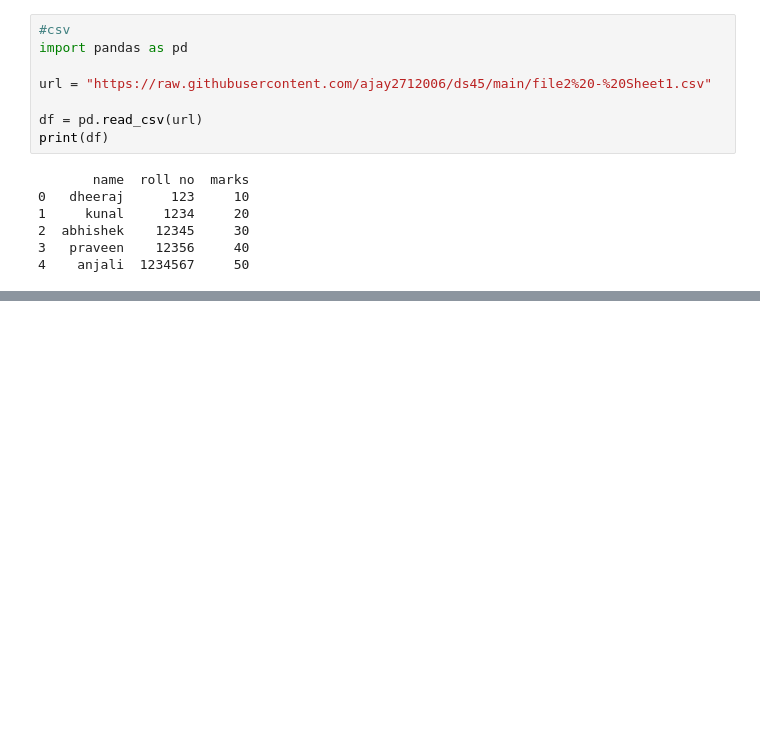
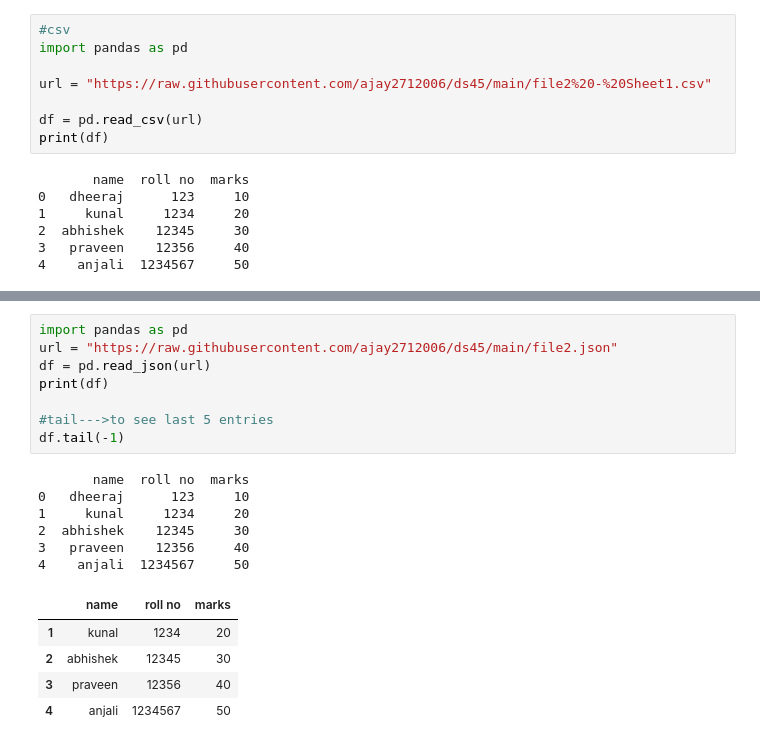
Before and after one commit to ajay2712006/ds45, a Jupyter notebook: day11.ipynb, the cells around one changed output, grey strips where cells are left out. Cells and saved outputs as stored; diff of their text form; blank space fills up the shorter version.

```diff
--- a/day11.ipynb
+++ b/day11.ipynb
@@ -245,0 +264,20 @@ print(df)
+# %%
+import pandas as pd
+url = "https://raw.githubusercontent.com/ajay2712006/ds45/main/file2.json"
+df = pd.read_json(url)
+print(df)
+
+#tail--->to see last 5 entries
+df.tail(-1)
+# %% [output]
+       name  roll no  marks
+0   dheeraj      123     10
+1     kunal     1234     20
+2  abhishek    12345     30
+3   praveen    12356     40
+4    anjali  1234567     50
+|  | name | roll no | marks |
+| 1 | kunal | 1234 | 20 |
+| 2 | abhishek | 12345 | 30 |
+| 3 | praveen | 12356 | 40 |
+| 4 | anjali | 1234567 | 50 |
```
Also changed, not shown: parts of 7 cells of this notebook.
